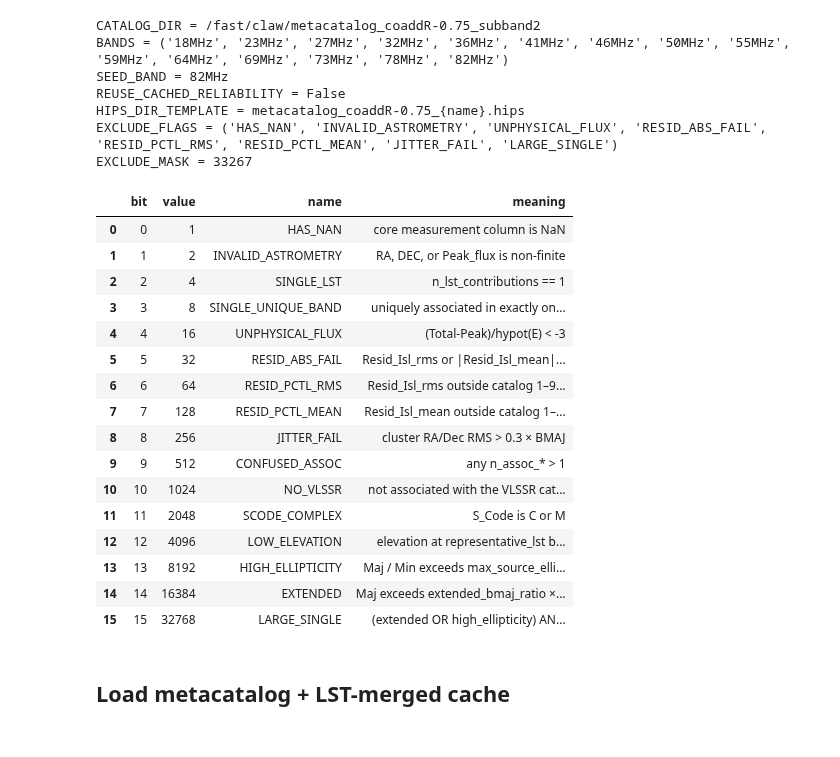
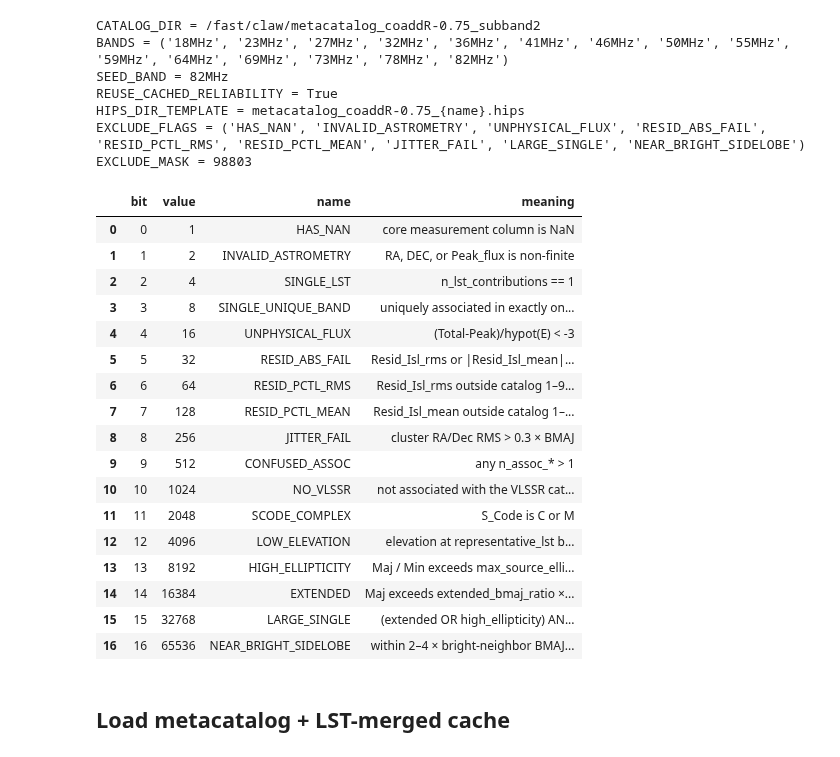
Before and after one commit to ovro-lwa/lwa-catalog, a Jupyter notebook: notebooks/metacatalog_reliability.ipynb, the cells around one changed output. Drawn from its saved outputs; the diff is of its cells as text; code cells hidden in the pictures.

Commit message:
nb updates for new detection and reliability and band merging

```diff
--- a/notebooks/metacatalog_reliability.ipynb
+++ b/notebooks/metacatalog_reliability.ipynb
@@ -77,7 +77,7 @@ from lwa_catalog.paths import CatalogLayout
 # --- operator config ---
 CATALOG_DIR = Path("/fast/claw/metacatalog_coaddR-0.75_subband2")  # existing fusion tree
 NSIDE = 512
-REUSE_CACHED_RELIABILITY = False  # load cached Parquet/HiPS; skip all writes when True
+REUSE_CACHED_RELIABILITY = True  # load cached Parquet/HiPS; skip all writes when True
 # HiPS output directory name under CATALOG_DIR; fields: {name} (full|core_clean|…), {nside}
 HIPS_DIR_TEMPLATE = "metacatalog_coaddR-0.75_{name}.hips"
 WRITE_SUBSET = False
@@ -106,6 +106,7 @@ EXCLUDE_FLAGS = (
     "RESID_PCTL_MEAN",
     "JITTER_FAIL",
     "LARGE_SINGLE",
+    "NEAR_BRIGHT_SIDELOBE",
 )
 EXCLUDE_MASK = quality_flag_mask_from_names(EXCLUDE_FLAGS)
 # HiPS ``core_clean`` uses the same default exclusion mask.
@@ -119,36 +120,37 @@ PATHS = {
 print("CATALOG_DIR =", layout.root.resolve())
 print("BANDS =", BANDS)
 print("SEED_BAND =", SEED_BAND)
 print("REUSE_CACHED_RELIABILITY =", REUSE_CACHED_RELIABILITY)
 print("HIPS_DIR_TEMPLATE =", HIPS_DIR_TEMPLATE)
 print("EXCLUDE_FLAGS =", EXCLUDE_FLAGS)
 print("EXCLUDE_MASK =", EXCLUDE_MASK)
 display(quality_flag_legend())
 # %% [output]
 CATALOG_DIR = /fast/claw/metacatalog_coaddR-0.75_subband2
 BANDS = ('18MHz', '23MHz', '27MHz', '32MHz', '36MHz', '41MHz', '46MHz', '50MHz', '55MHz', '59MHz', '64MHz', '69MHz', '73MHz', '78MHz', '82MHz')
 SEED_BAND = 82MHz
-REUSE_CACHED_RELIABILITY = False
+REUSE_CACHED_RELIABILITY = True
 HIPS_DIR_TEMPLATE = metacatalog_coaddR-0.75_{name}.hips
-EXCLUDE_FLAGS = ('HAS_NAN', 'INVALID_ASTROMETRY', 'UNPHYSICAL_FLUX', 'RESID_ABS_FAIL', 'RESID_PCTL_RMS', 'RESID_PCTL_MEAN', 'JITTER_FAIL', 'LARGE_SINGLE')
-EXCLUDE_MASK = 33267
+EXCLUDE_FLAGS = ('HAS_NAN', 'INVALID_ASTROMETRY', 'UNPHYSICAL_FLUX', 'RESID_ABS_FAIL', 'RESID_PCTL_RMS', 'RESID_PCTL_MEAN', 'JITTER_FAIL', 'LARGE_SINGLE', 'NEAR_BRIGHT_SIDELOBE')
+EXCLUDE_MASK = 98803
 |  | bit | value | name | meaning |
 | 0 | 0 | 1 | HAS_NAN | core measurement column is NaN |
 | 1 | 1 | 2 | INVALID_ASTROMETRY | RA, DEC, or Peak_flux is non-finite |
 | 2 | 2 | 4 | SINGLE_LST | n_lst_contributions == 1 |
 | 3 | 3 | 8 | SINGLE_UNIQUE_BAND | uniquely associated in exactly on... |
 | 4 | 4 | 16 | UNPHYSICAL_FLUX | (Total-Peak)/hypot(E) < -3 |
 | 5 | 5 | 32 | RESID_ABS_FAIL | Resid_Isl_rms or |Resid_Isl_mean|... |
 | 6 | 6 | 64 | RESID_PCTL_RMS | Resid_Isl_rms outside catalog 1–9... |
 | 7 | 7 | 128 | RESID_PCTL_MEAN | Resid_Isl_mean outside catalog 1–... |
 | 8 | 8 | 256 | JITTER_FAIL | cluster RA/Dec RMS > 0.3 × BMAJ |
 | 9 | 9 | 512 | CONFUSED_ASSOC | any n_assoc_* > 1 |
 | 10 | 10 | 1024 | NO_VLSSR | not associated with the VLSSR cat... |
 | 11 | 11 | 2048 | SCODE_COMPLEX | S_Code is C or M |
 | 12 | 12 | 4096 | LOW_ELEVATION | elevation at representative_lst b... |
 | 13 | 13 | 8192 | HIGH_ELLIPTICITY | Maj / Min exceeds max_source_elli... |
 | 14 | 14 | 16384 | EXTENDED | Maj exceeds extended_bmaj_ratio ×... |
 | 15 | 15 | 32768 | LARGE_SINGLE | (extended OR high_ellipticity) AN... |
+| 16 | 16 | 65536 | NEAR_BRIGHT_SIDELOBE | within 2–4 × bright-neighbor BMAJ... |
 # %% [markdown]
 ## Load metacatalog + LST-merged cache
 # %%
```
Also changed, not shown: parts of 9 cells of this notebook, 5 other files.
